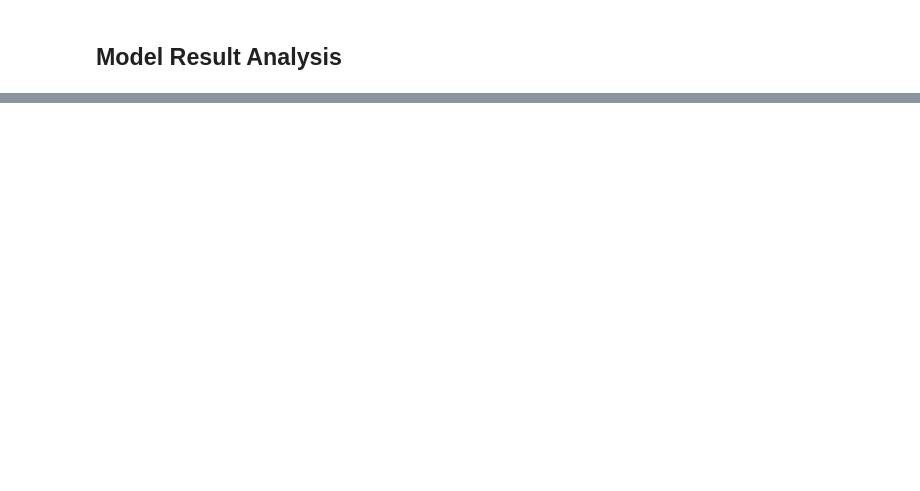
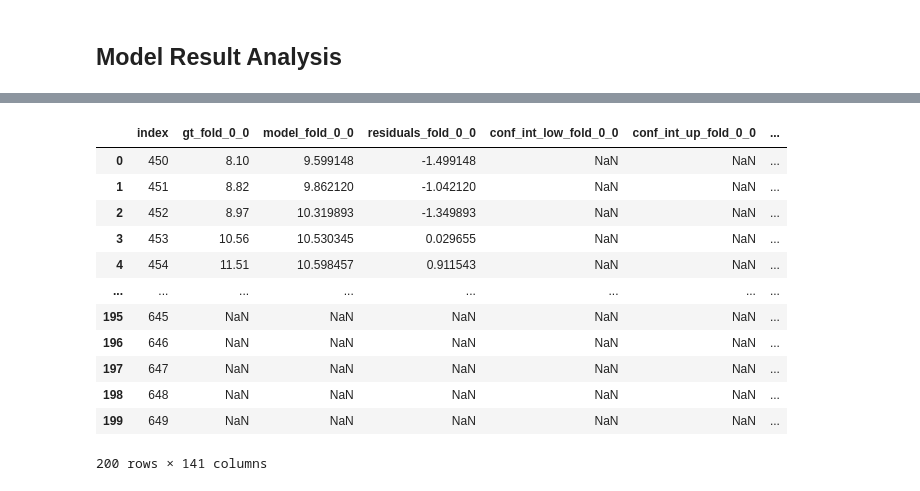
Before and after one commit to oscarwoodi/water-demand-forecasting-neural-networks, a Jupyter notebook: src/results.ipynb, the cells around one changed output, grey strips where cells are left out. Cells and saved outputs as stored; diff of their text form; code cells hidden in the pictures; blank space fills up the shorter version.

```diff
--- a/src/results.ipynb
+++ b/src/results.ipynb
@@ -334,0 +578,17 @@ a['model'].iloc[:, :1]
+# %%
+df_dma.reset_index(drop=True)
+df_dma
+# %% [output]
+|  | index | gt_fold_0_0 | model_fold_0_0 | residuals_fold_0_0 | conf_int_low_fold_0_0 | conf_int_up_fold_0_0 | ... |
+| 0 | 450 | 8.10 | 9.599148 | -1.499148 | NaN | NaN | ... |
+| 1 | 451 | 8.82 | 9.862120 | -1.042120 | NaN | NaN | ... |
+| 2 | 452 | 8.97 | 10.319893 | -1.349893 | NaN | NaN | ... |
+| 3 | 453 | 10.56 | 10.530345 | 0.029655 | NaN | NaN | ... |
+| 4 | 454 | 11.51 | 10.598457 | 0.911543 | NaN | NaN | ... |
+| ... | ... | ... | ... | ... | ... | ... | ... |
+| 195 | 645 | NaN | NaN | NaN | NaN | NaN | ... |
+| 196 | 646 | NaN | NaN | NaN | NaN | NaN | ... |
+| 197 | 647 | NaN | NaN | NaN | NaN | NaN | ... |
+| 198 | 648 | NaN | NaN | NaN | NaN | NaN | ... |
+| 199 | 649 | NaN | NaN | NaN | NaN | NaN | ... |
+200 rows × 141 columns
```
Also changed, not shown: parts of 11 cells of this notebook, 12 other files.
